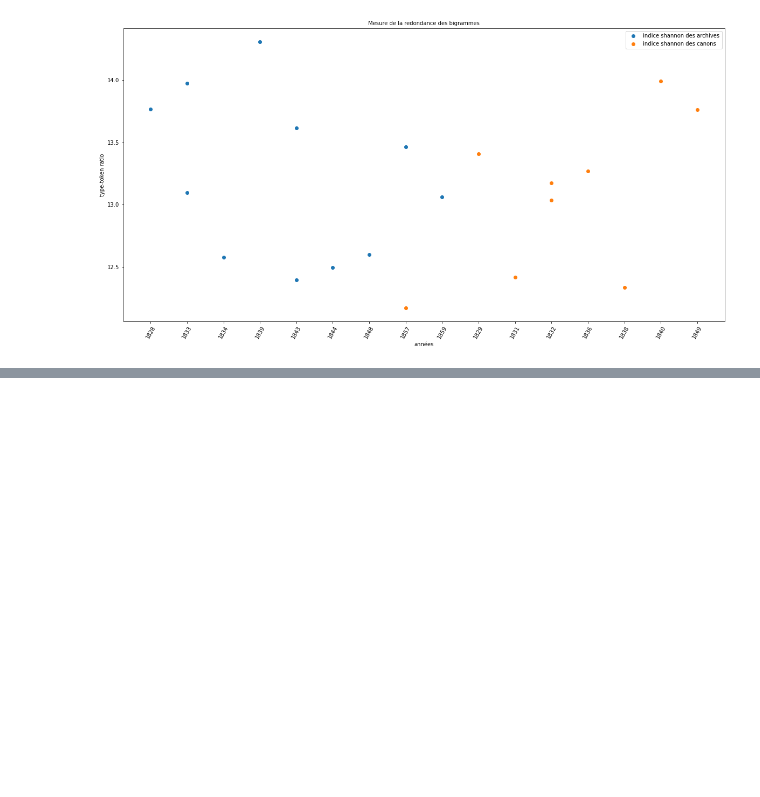
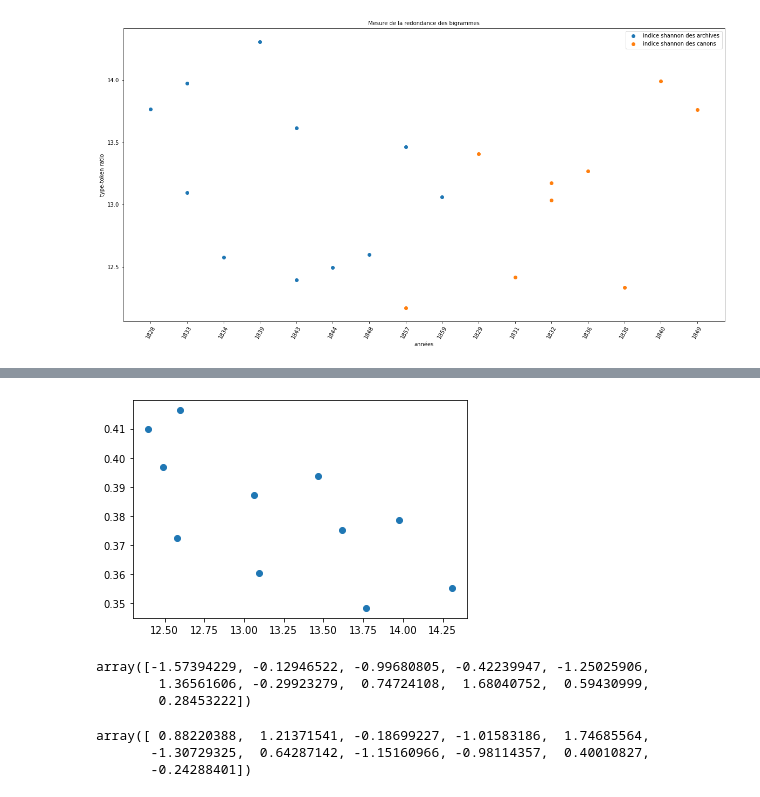
Before and after one commit to crazyjeannot/canons, a Jupyter notebook: rolling_stylometry.ipynb, the cells around one changed output, grey strips where cells are left out. Saved outputs shown, nothing was run; the diff lists cells and outputs as text; code cells hidden in the pictures; blank space fills up the shorter version.

```diff
--- a/rolling_stylometry.ipynb
+++ b/rolling_stylometry.ipynb
@@ -239,0 +245,5 @@ plt.show()
+# %%
+plt.scatter(shannon_archive_df.mean().to_numpy(), type_token_archive_df.mean().to_numpy())
+plt.show()
+# %% [output]
+[figure, added]
@@ -239,0 +252,12 @@ plt.show()
+# %%
+stats.zscore(type_token_archive_df.mean().to_numpy())
+# %% [output]
+array([-1.57394229, -0.12946522, -0.99680805, -0.42239947, -1.25025906,
+        1.36561606, -0.29923279,  0.74724108,  1.68040752,  0.59430999,
+        0.28453222])
+# %%
+stats.zscore(shannon_archive_df.mean().to_numpy())
+# %% [output]
+array([ 0.88220388,  1.21371541, -0.18699227, -1.01583186,  1.74685564,
+       -1.30729325,  0.64287142, -1.15160966, -0.98114357,  0.40010827,
+       -0.24288401])
```
Also changed, not shown: parts of 7 cells of this notebook.
